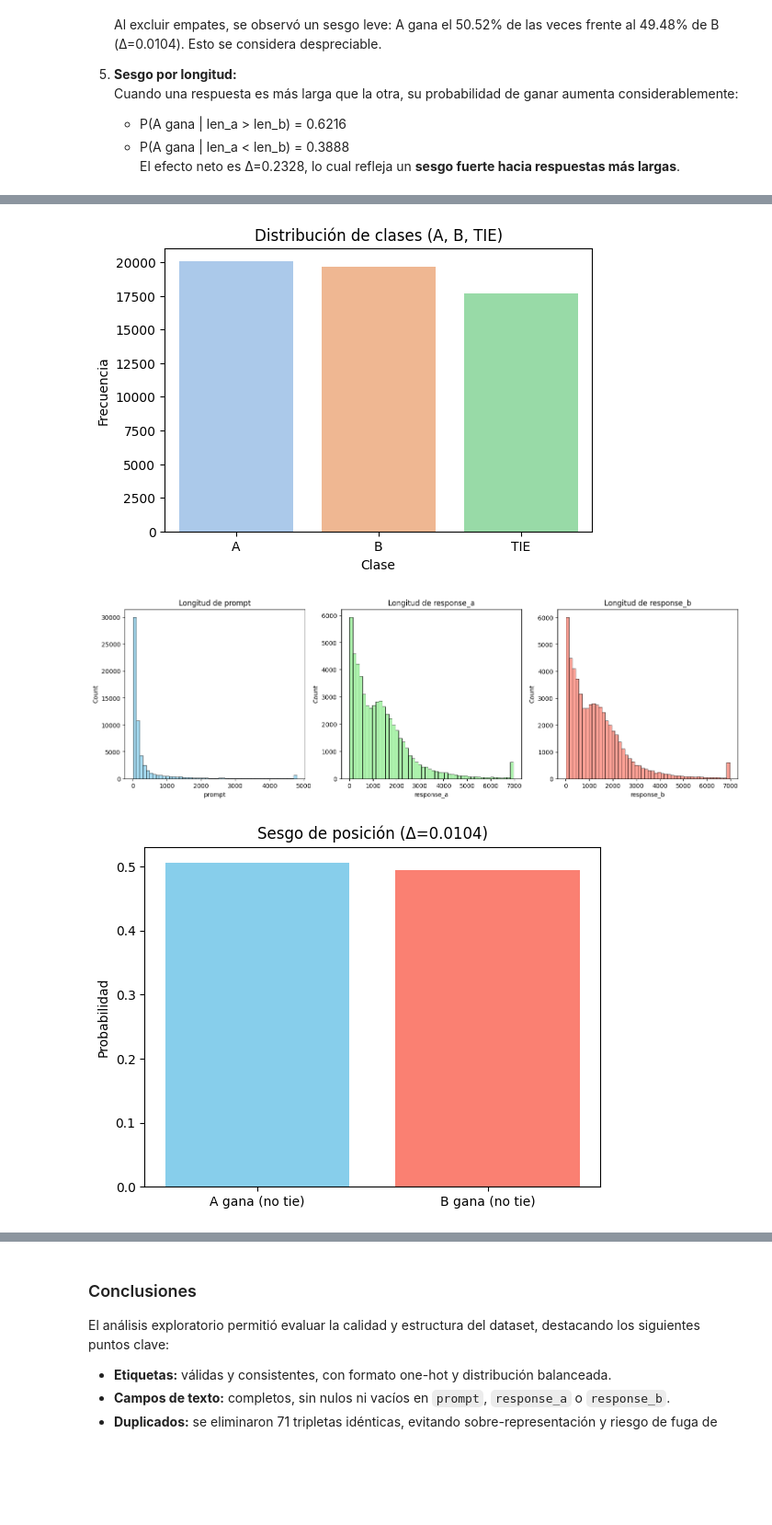
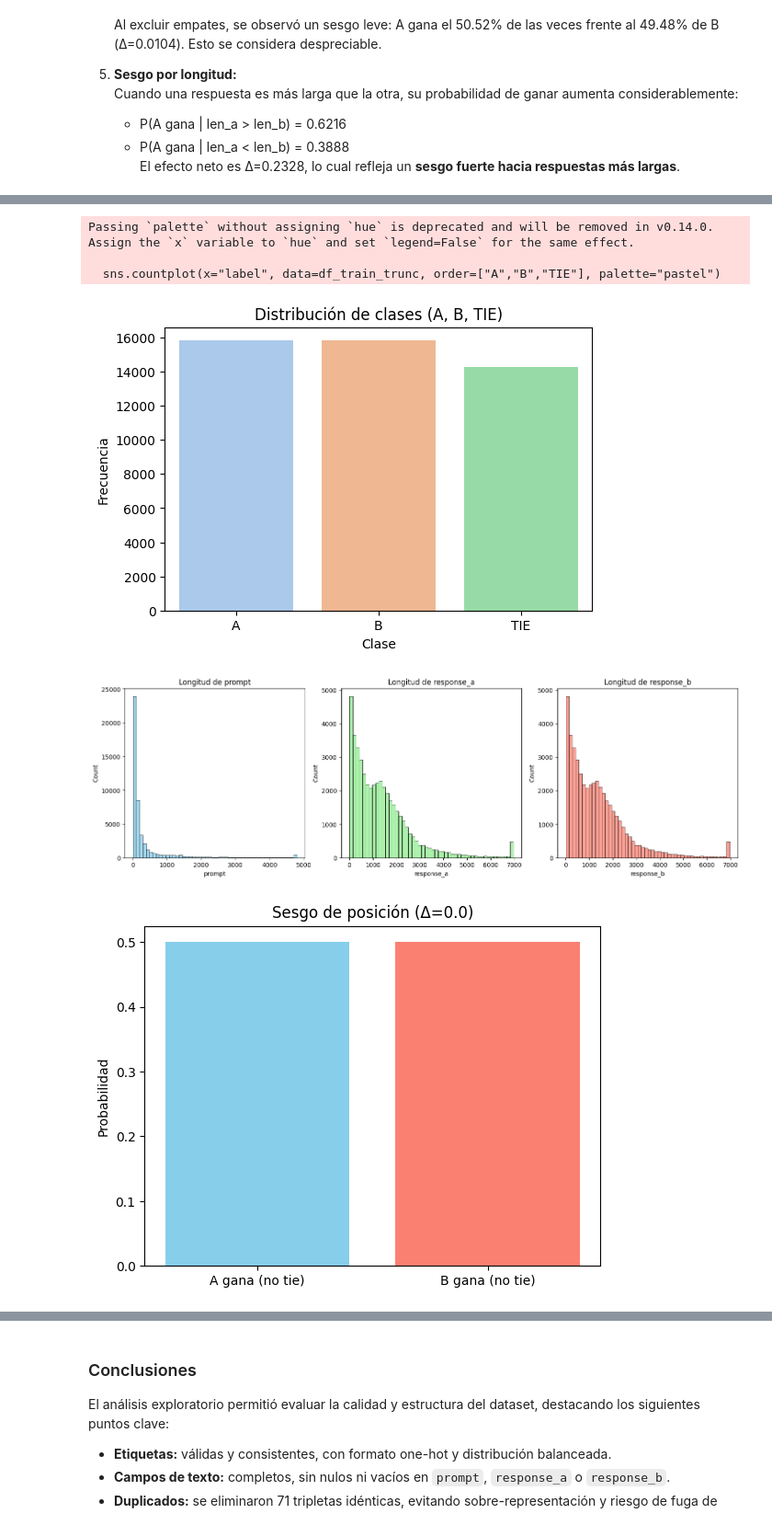
Before and after one commit to Hayser8/proyecto2ds, a Jupyter notebook: limpieza.ipynb, the cells around one changed output, grey strips where cells are left out. Shown: that part at 92% size. Cells and saved outputs as stored; diff of their text form; code cells hidden in the pictures; blank space fills up the shorter version.

```diff
--- a/limpieza.ipynb
+++ b/limpieza.ipynb
@@ -2781,8 +2781,45 @@ Se generaron visualizaciones para facilitar la interpretación de los datos y co
    - P(A gana | len_a < len_b) = 0.3888
    El efecto neto es Δ=0.2328, lo cual refleja un **sesgo fuerte hacia respuestas más largas**.
 # %%
+import pandas as pd
 import matplotlib.pyplot as plt
 import seaborn as sns
+from pathlib import Path
+
+# --- Rutas de los archivos parquet ---
+paths = {
+    "train": Path("data/clean/train70_aug.parquet"),
+    "val":   Path("data/clean/val15.parquet"),
+    "test":  Path("data/clean/test15.parquet"),
+}
+
+df_train = pd.read_parquet(paths["train"]).copy()
+df_val   = pd.read_parquet(paths["val"]).copy()
+df_test  = pd.read_parquet(paths["test"]).copy()
+
+df_train["split"] = "train"
+df_val["split"]   = "val"
+df_test["split"]  = "test"
+
+def to_label(row) -> str:
+    if row.get("winner_model_a", 0) == 1:
+        return "A"
+    if row.get("winner_model_b", 0) == 1:
+        return "B"
+    return "TIE"
+
+for _df in (df_train, df_val, df_test):
+    if "label" not in _df.columns:
+        _df["label"] = _df.apply(to_label, axis=1)
+
+df_train_trunc = df_train
+
+print("Shapes ->", df_train.shape, df_val.shape, df_test.shape)
+print("Distribución de clases en train:\n", df_train_trunc["label"].value_counts())
+
+# =====================================================
+# Gráficas exploratorias
+# =====================================================
 
 # --- Distribución de clases ---
 plt.figure(figsize=(6,4))
@@ -2794,11 +2831,11 @@ plt.show()
 
 # --- Histogramas de longitud ---
 fig, axes = plt.subplots(1,3, figsize=(18,5))
-sns.histplot(df_train_trunc["prompt"].str.len(), bins=50, ax=axes[0], color="skyblue")
+sns.histplot(df_train_trunc["prompt"].astype(str).str.len(), bins=50, ax=axes[0], color="skyblue")
 axes[0].set_title("Longitud de prompt")
-sns.histplot(df_train_trunc["response_a"].str.len(), bins=50, ax=axes[1], color="lightgreen")
+sns.histplot(df_train_trunc["response_a"].astype(str).str.len(), bins=50, ax=axes[1], color="lightgreen")
 axes[1].set_title("Longitud de response_a")
-sns.histplot(df_train_trunc["response_b"].str.len(), bins=50, ax=axes[2], color="salmon")
+sns.histplot(df_train_trunc["response_b"].astype(str).str.len(), bins=50, ax=axes[2], color="salmon")
 axes[2].set_title("Longitud de response_b")
 plt.show()
 
@@ -2812,8 +2849,8 @@ plt.show()
 
 # --- Sesgo por longitud ---
 df_len = df_train_trunc.copy()
-df_len["len_a"] = df_len["response_a"].str.len()
-df_len["len_b"] = df_len["response_b"].str.len()
+df_len["len_a"] = df_len["response_a"].astype(str).str.len()
+df_len["len_b"] = df_len["response_b"].astype(str).str.len()
 mask = (df_len["label"]!="TIE") & (df_len["response_a"]!=df_len["response_b"])
 
 pA_gt = (df_len.loc[mask & (df_len["len_a"]>df_len["len_b"]),"label"]=="A").mean()
@@ -2830,3 +2871,6 @@ Passing `palette` without assigning `hue` is deprecated and will be removed in v
+Passing `palette` without assigning `hue` is deprecated and will be removed in v0.14.0. Assign the `x` variable to `hue` and set `legend=False` for the same effect.
+
+  sns.countplot(x="label", data=df_train_trunc, order=["A","B","TIE"], palette="pastel")
-[figure, old version]
+[figure, new version]
-[figure, old version]
+[figure, new version]
-[figure, old version]
+[figure, new version]
```
Also changed, not shown: parts of 1 cell of this notebook.
